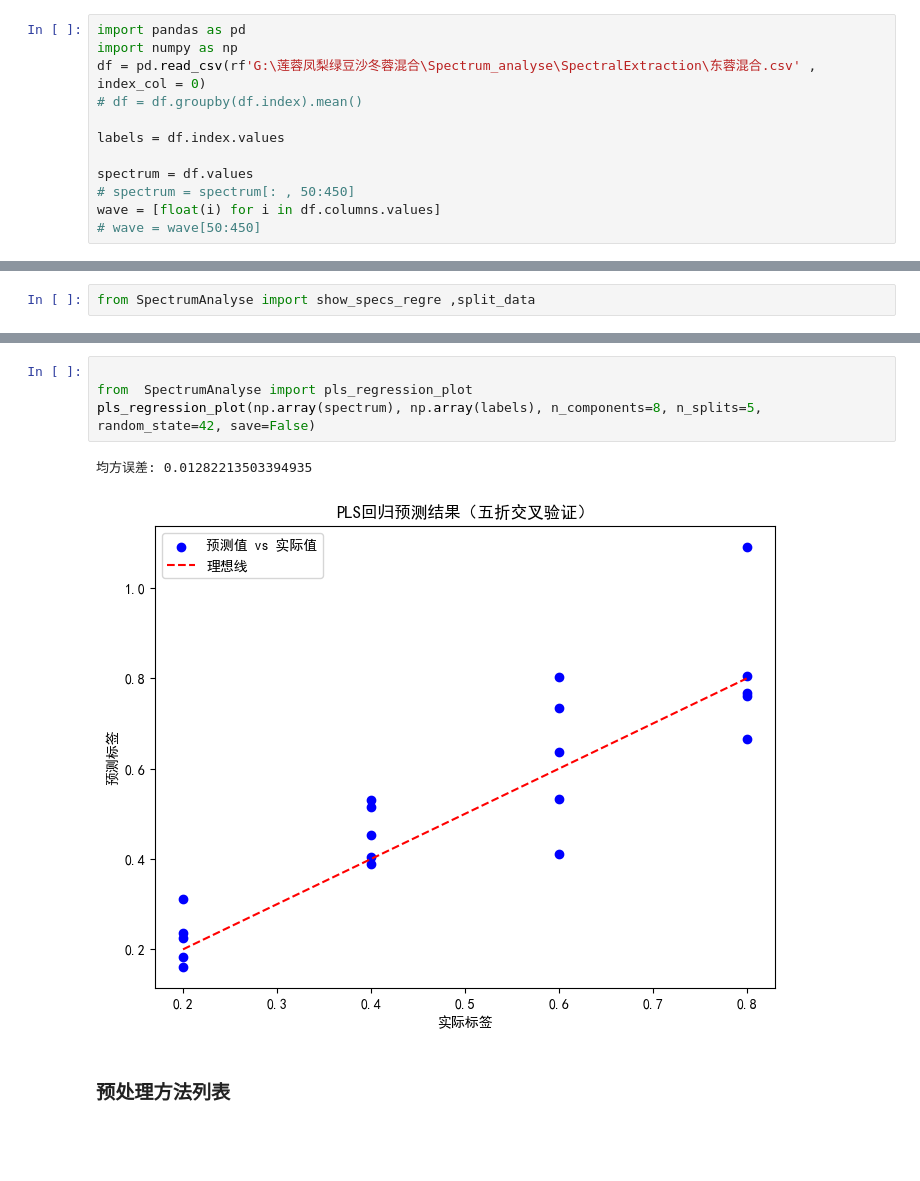
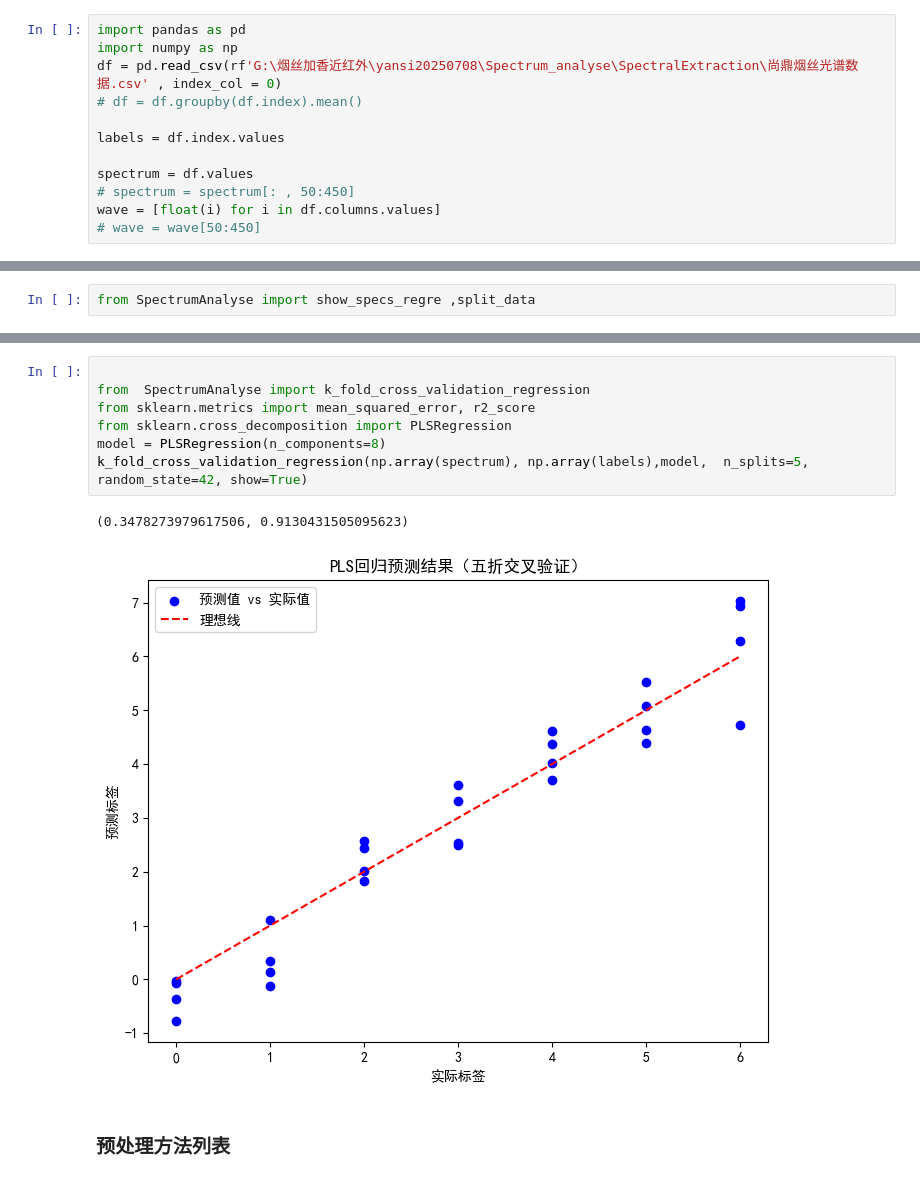
Before and after one commit to zwb-2023/Spectrum_analyse, a Jupyter notebook: SpectralAnalysis/光谱数据回归.ipynb, the cells around one changed output, grey strips where cells are left out. Cells and saved outputs as stored; diff of their text form; blank space fills up the shorter version.

```diff
--- a/SpectralAnalysis/光谱数据回归.ipynb
+++ b/SpectralAnalysis/光谱数据回归.ipynb
@@ -3,7 +3,7 @@
 # %%
 import pandas as pd
 import numpy as np
-df = pd.read_csv(rf'G:\莲蓉凤梨绿豆沙冬蓉混合\Spectrum_analyse\SpectralExtraction\东蓉混合.csv' , index_col = 0)
+df = pd.read_csv(rf'G:\烟丝加香近红外\yansi20250708\Spectrum_analyse\SpectralExtraction\尚鼎烟丝光谱数据.csv' , index_col = 0)
 # df = df.groupby(df.index).mean()
 
 labels = df.index.values
@@ -31,10 +31,13 @@ show_specs_regre(wave, mean_data, category, title='光谱分布')
 # %%
 
-from  SpectrumAnalyse import pls_regression_plot
-pls_regression_plot(np.array(spectrum), np.array(labels), n_components=8, n_splits=5, random_state=42, save=False)
+from  SpectrumAnalyse import k_fold_cross_validation_regression
+from sklearn.metrics import mean_squared_error, r2_score
+from sklearn.cross_decomposition import PLSRegression
+model = PLSRegression(n_components=8)
+k_fold_cross_validation_regression(np.array(spectrum), np.array(labels),model,  n_splits=5, random_state=42, show=True)
 # %% [output]
-均方误差: 0.01282213503394935
+(0.3478273979617506, 0.9130431505095623)
-[figure, old version]
+[figure, new version]
 # %% [markdown]
 ### 预处理方法列表
 # %%
```
Also changed, not shown: parts of 5 cells of this notebook, 1 other file.
